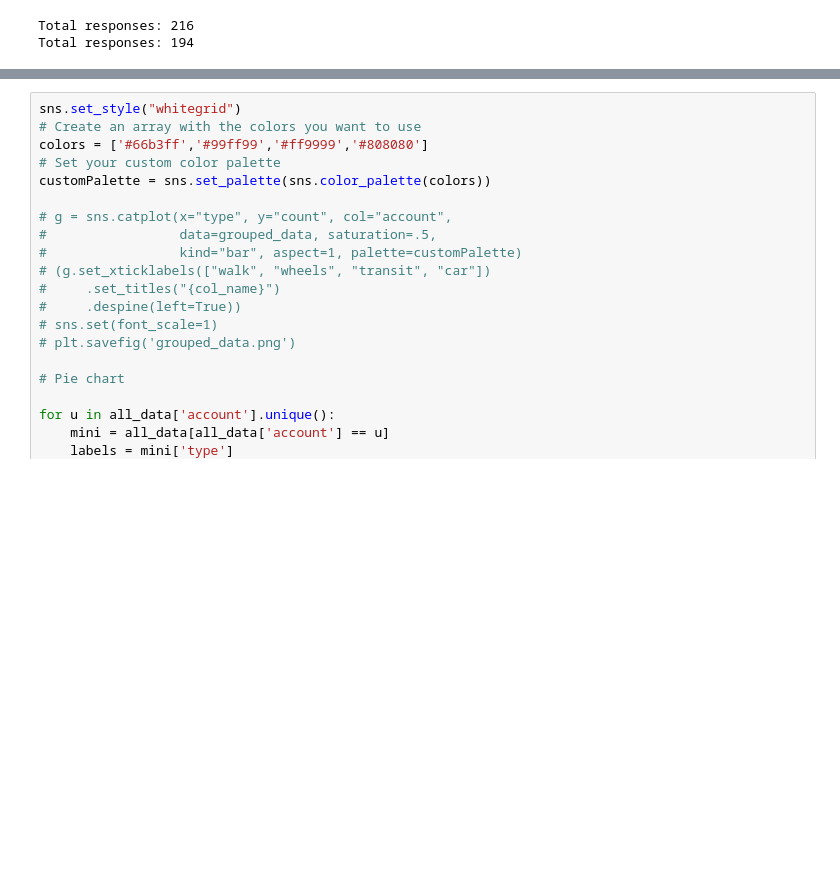
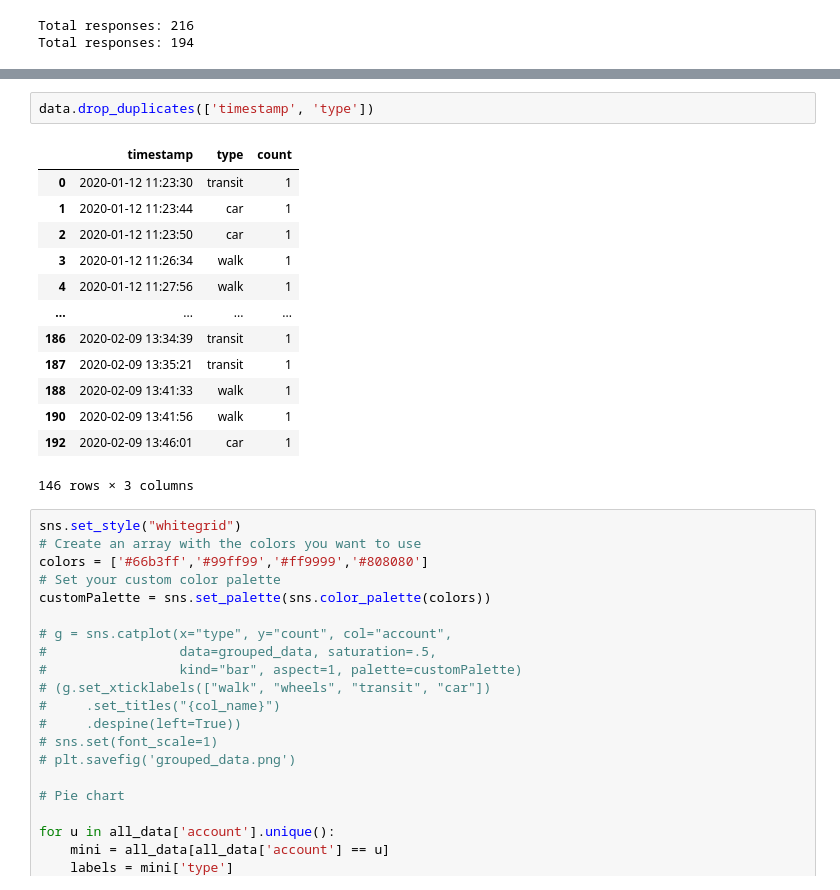
Before and after one commit to modesurvey/dataviz, a Jupyter notebook: pull_from_firebase_new_schema.ipynb, the cells around one changed output, grey strips where cells are left out. Saved outputs shown, nothing was run; the diff lists cells and outputs as text; blank space fills up the shorter version.

```diff
--- a/pull_from_firebase_new_schema.ipynb
+++ b/pull_from_firebase_new_schema.ipynb
@@ -84,3 +100,19 @@ Total responses: 194
+# %%
+data.drop_duplicates(['timestamp', 'type'])
+# %% [output]
+|  | timestamp | type | count |
+| 0 | 2020-01-12 11:23:30 | transit | 1 |
+| 1 | 2020-01-12 11:23:44 | car | 1 |
+| 2 | 2020-01-12 11:23:50 | car | 1 |
+| 3 | 2020-01-12 11:26:34 | walk | 1 |
+| 4 | 2020-01-12 11:27:56 | walk | 1 |
+| ... | ... | ... | ... |
+| 186 | 2020-02-09 13:34:39 | transit | 1 |
+| 187 | 2020-02-09 13:35:21 | transit | 1 |
+| 188 | 2020-02-09 13:41:33 | walk | 1 |
+| 190 | 2020-02-09 13:41:56 | walk | 1 |
+| 192 | 2020-02-09 13:46:01 | car | 1 |
+146 rows × 3 columns
 # %%
 sns.set_style("whitegrid")
 # Create an array with the colors you want to use
```
Also changed, not shown: parts of 1 cell of this notebook, 2 other files.
